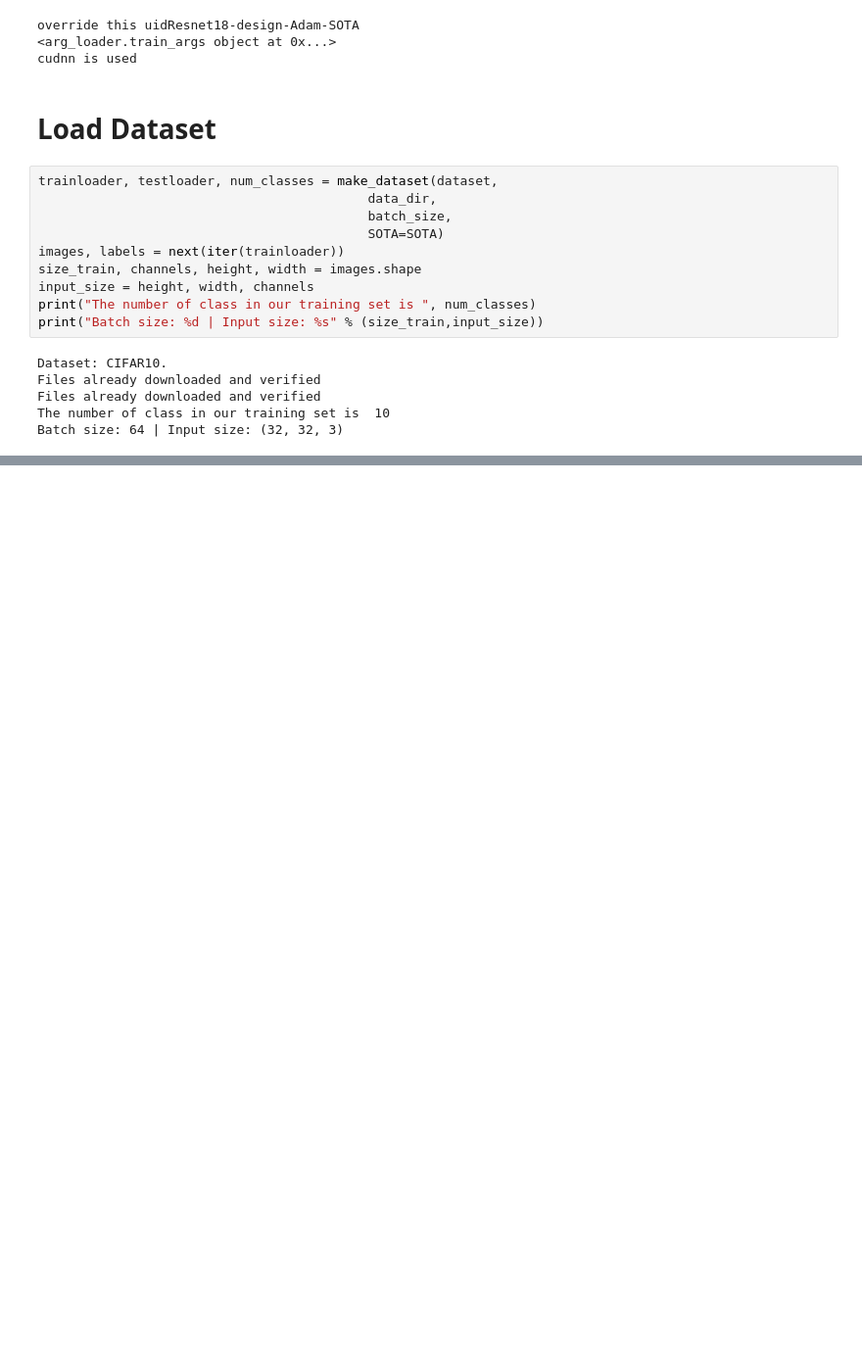
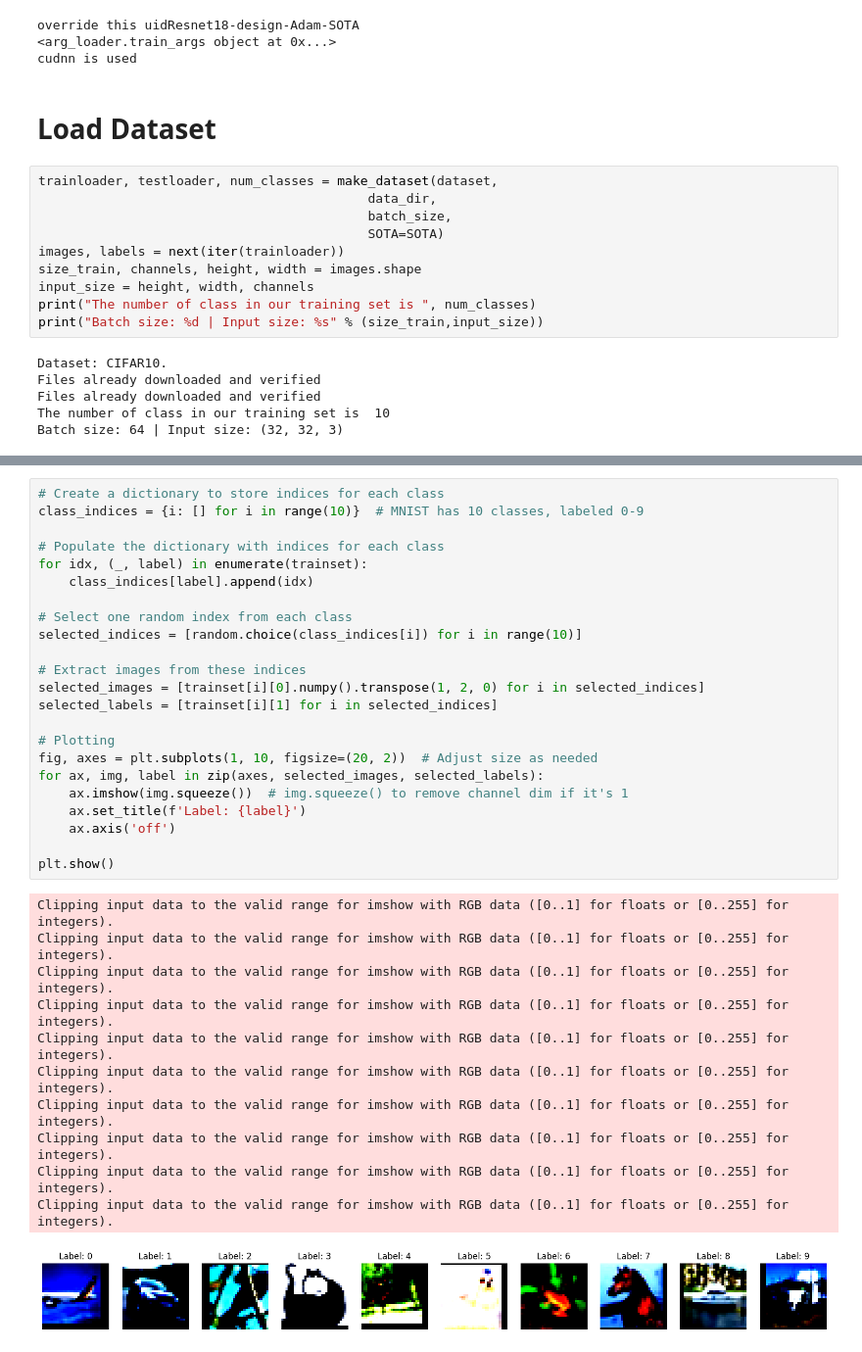
Before and after one commit to SongzeYang0721/Data_Distillation_and_Neural_Collpase, a Jupyter notebook: Vis_Demo.ipynb, the cells around one changed output, grey strips where cells are left out. Shown at 98% size. Drawn from its saved outputs; the diff is of its cells as text; blank space fills up the shorter version.

```diff
--- a/Vis_Demo.ipynb
+++ b/Vis_Demo.ipynb
@@ -214,0 +221,35 @@ Estimated Total Size (MB): 49.07
+# %%
+# Create a dictionary to store indices for each class
+class_indices = {i: [] for i in range(10)}  # MNIST has 10 classes, labeled 0-9
+
+# Populate the dictionary with indices for each class
+for idx, (_, label) in enumerate(trainset):
+    class_indices[label].append(idx)
+
+# Select one random index from each class
+selected_indices = [random.choice(class_indices[i]) for i in range(10)]
+
+# Extract images from these indices
+selected_images = [trainset[i][0].numpy().transpose(1, 2, 0) for i in selected_indices]
+selected_labels = [trainset[i][1] for i in selected_indices]
+
+# Plotting
+fig, axes = plt.subplots(1, 10, figsize=(20, 2))  # Adjust size as needed
+for ax, img, label in zip(axes, selected_images, selected_labels):
+    ax.imshow(img.squeeze())  # img.squeeze() to remove channel dim if it's 1
+    ax.set_title(f'Label: {label}')
+    ax.axis('off')
+
+plt.show()
+# %% [output]
+Clipping input data to the valid range for imshow with RGB data ([0..1] for floats or [0..255] for integers).
+Clipping input data to the valid range for imshow with RGB data ([0..1] for floats or [0..255] for integers).
+Clipping input data to the valid range for imshow with RGB data ([0..1] for floats or [0..255] for integers).
+Clipping input data to the valid range for imshow with RGB data ([0..1] for floats or [0..255] for integers).
+Clipping input data to the valid range for imshow with RGB data ([0..1] for floats or [0..255] for integers).
+Clipping input data to the valid range for imshow with RGB data ([0..1] for floats or [0..255] for integers).
+Clipping input data to the valid range for imshow with RGB data ([0..1] for floats or [0..255] for integers).
+Clipping input data to the valid range for imshow with RGB data ([0..1] for floats or [0..255] for integers).
+Clipping input data to the valid range for imshow with RGB data ([0..1] for floats or [0..255] for integers).
+Clipping input data to the valid range for imshow with RGB data ([0..1] for floats or [0..255] for integers).
+[figure, added]
```
Also changed, not shown: parts of 10 cells of this notebook.
